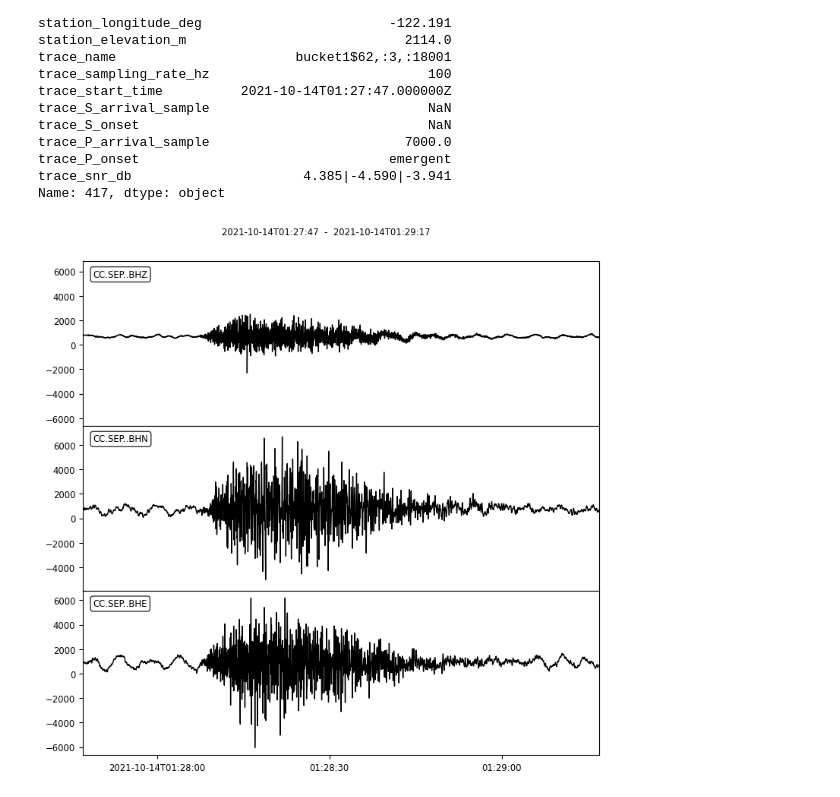
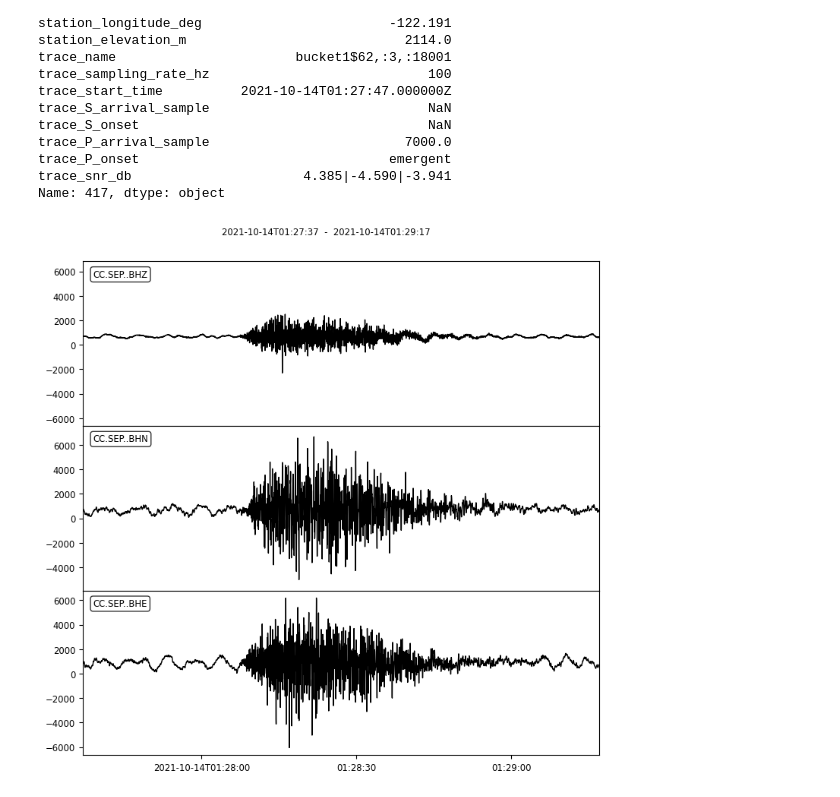
Before and after one commit to Akashkharita/PNW_Seismic_Event_Classification, a Jupyter notebook: deep_learning/notebooks/comparing_with_seisbench.ipynb, the cells around one changed output. Cells and saved outputs as stored; diff of their text form; code cells hidden in the pictures.

```diff
--- a/deep_learning/notebooks/comparing_with_seisbench.ipynb
+++ b/deep_learning/notebooks/comparing_with_seisbench.ipynb
@@ -113,13 +113,13 @@ Name: 417, dtype: object
 # %%
 ## Downloading the data
 st = client.get_waveforms(network=network, station=station, channel=f"{channel}?", location="--",
-                         starttime=starttime+0, endtime=starttime+90)
+                         starttime=starttime - 10, endtime=starttime+90)
 
 
 
 st.plot();
 # %% [output]
-[figure, old version]
+[figure, new version]
 # %%
 st
 # %% [output]
```
Also changed, not shown: parts of 10 cells of this notebook.
